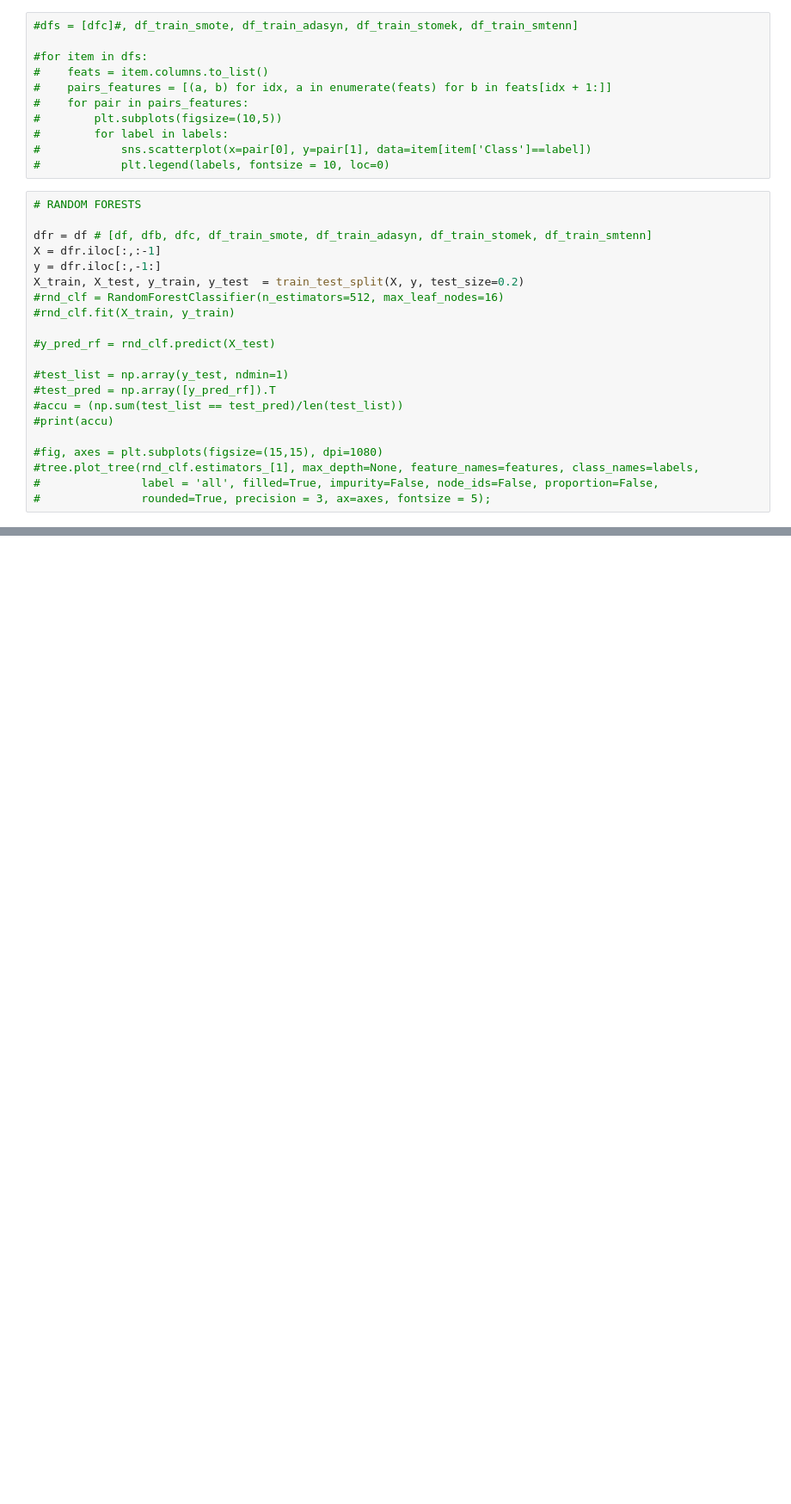
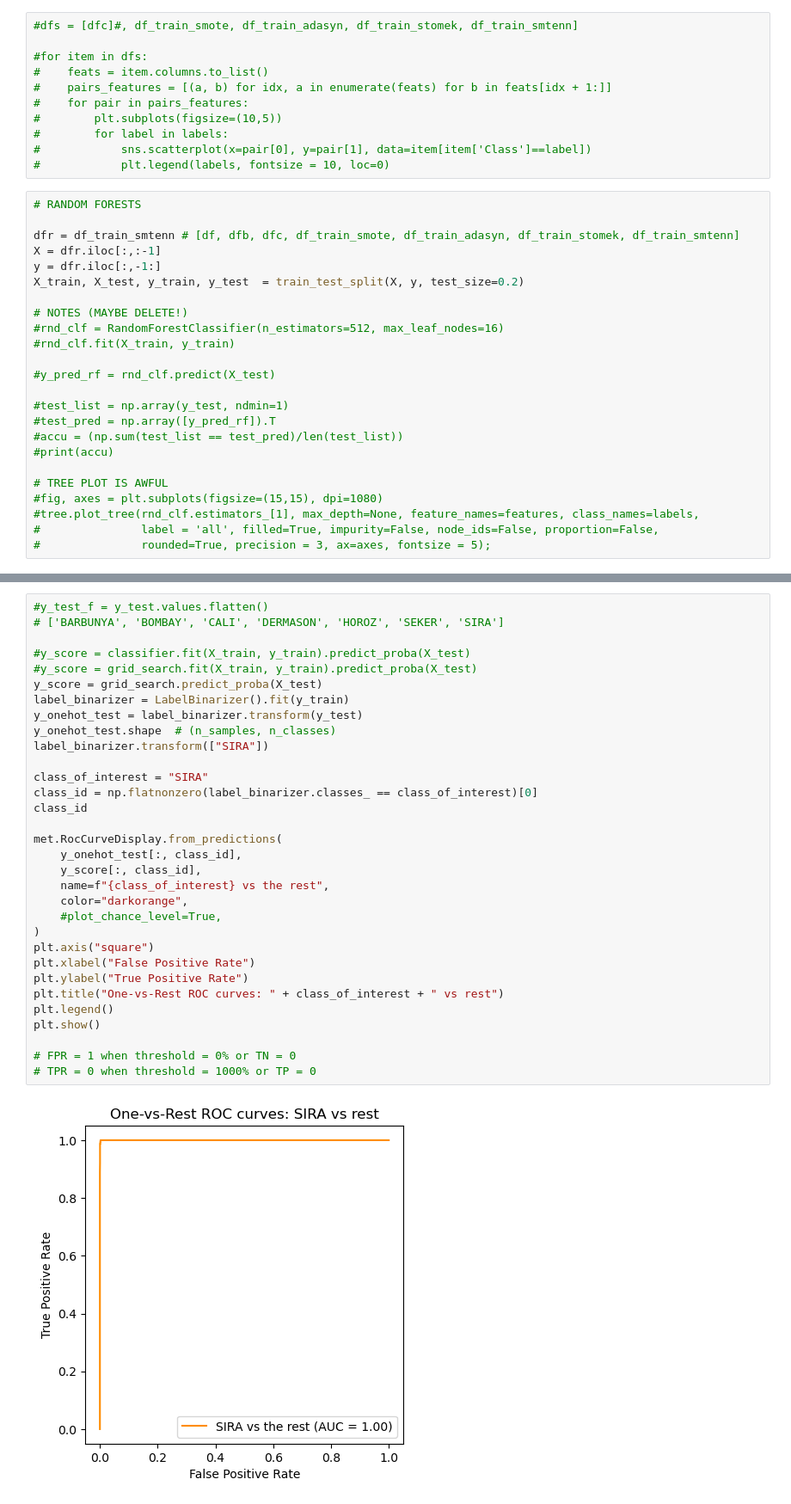
Before and after one commit to samuponz/drybeans, a Jupyter notebook: DM.ipynb, the cells around one changed output, grey strips where cells are left out. Shown at 86% size. Saved outputs shown, nothing was run; the diff lists cells and outputs as text; blank space fills up the shorter version.

```diff
--- a/DM.ipynb
+++ b/DM.ipynb
@@ -232,10 +234,12 @@ graph.bar_label(ax.containers[0]);
 # %%
 # RANDOM FORESTS
 
-dfr = df # [df, dfb, dfc, df_train_smote, df_train_adasyn, df_train_stomek, df_train_smtenn]
+dfr = df_train_smtenn # [df, dfb, dfc, df_train_smote, df_train_adasyn, df_train_stomek, df_train_smtenn]
 X = dfr.iloc[:,:-1]
 y = dfr.iloc[:,-1:]
 X_train, X_test, y_train, y_test  = train_test_split(X, y, test_size=0.2)
+
+# NOTES (MAYBE DELETE!)
 #rnd_clf = RandomForestClassifier(n_estimators=512, max_leaf_nodes=16)
 #rnd_clf.fit(X_train, y_train)
 
@@ -246,6 +250,7 @@ X_train, X_test, y_train, y_test  = train_test_split(X, y, test_size=0.2)
 #accu = (np.sum(test_list == test_pred)/len(test_list))
 #print(accu)
 
+# TREE PLOT IS AWFUL
 #fig, axes = plt.subplots(figsize=(15,15), dpi=1080)
 #tree.plot_tree(rnd_clf.estimators_[1], max_depth=None, feature_names=features, class_names=labels,
 #               label = 'all', filled=True, impurity=False, node_ids=False, proportion=False,
@@ -273,0 +324,34 @@ for name, model in models.items():
+# %%
+#y_test_f = y_test.values.flatten()
+# ['BARBUNYA', 'BOMBAY', 'CALI', 'DERMASON', 'HOROZ', 'SEKER', 'SIRA']
+
+#y_score = classifier.fit(X_train, y_train).predict_proba(X_test)
+#y_score = grid_search.fit(X_train, y_train).predict_proba(X_test)
+y_score = grid_search.predict_proba(X_test)
+label_binarizer = LabelBinarizer().fit(y_train)
+y_onehot_test = label_binarizer.transform(y_test)
+y_onehot_test.shape  # (n_samples, n_classes)
+label_binarizer.transform(["SIRA"])
+
+class_of_interest = "SIRA"
+class_id = np.flatnonzero(label_binarizer.classes_ == class_of_interest)[0]
+class_id
+
+met.RocCurveDisplay.from_predictions(
+    y_onehot_test[:, class_id],
+    y_score[:, class_id],
+    name=f"{class_of_interest} vs the rest",
+    color="darkorange",
+    #plot_chance_level=True,
+)
+plt.axis("square")
+plt.xlabel("False Positive Rate")
+plt.ylabel("True Positive Rate")
+plt.title("One-vs-Rest ROC curves: " + class_of_interest + " vs rest")
+plt.legend()
+plt.show()
+
+# FPR = 1 when threshold = 0% or TN = 0
+# TPR = 0 when threshold = 1000% or TP = 0
+# %% [output]
+[figure, added]
```
Also changed, not shown: parts of 7 cells of this notebook.
